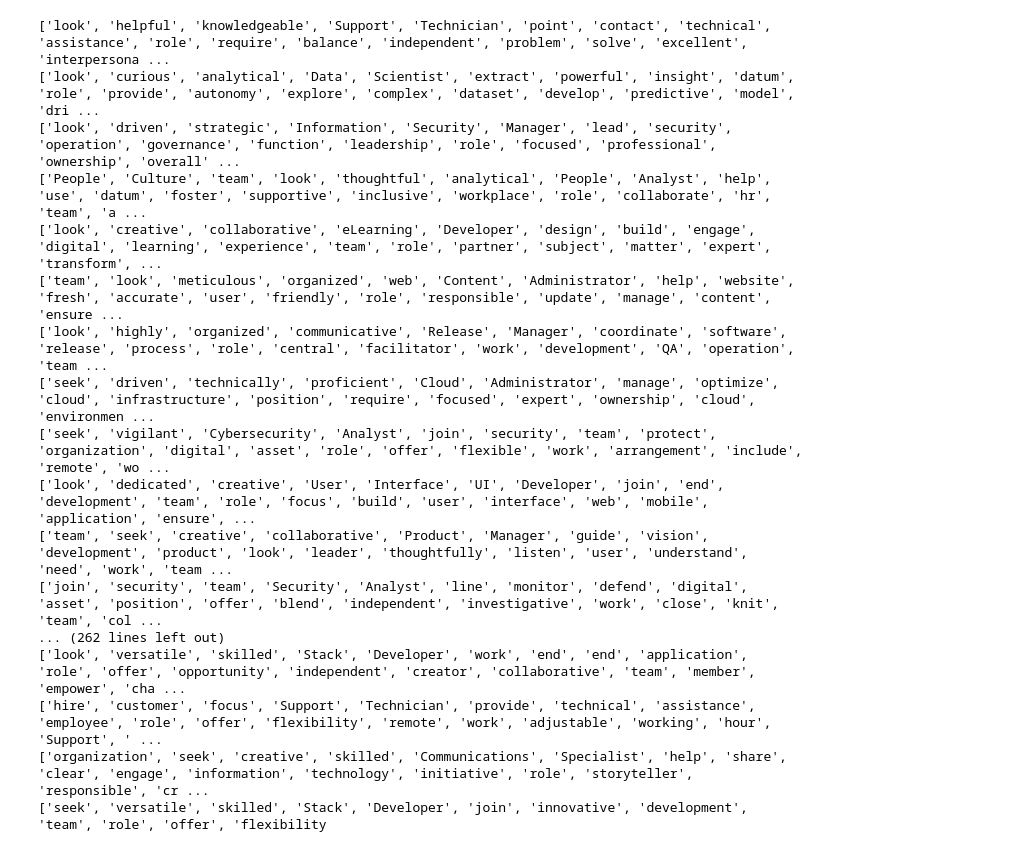
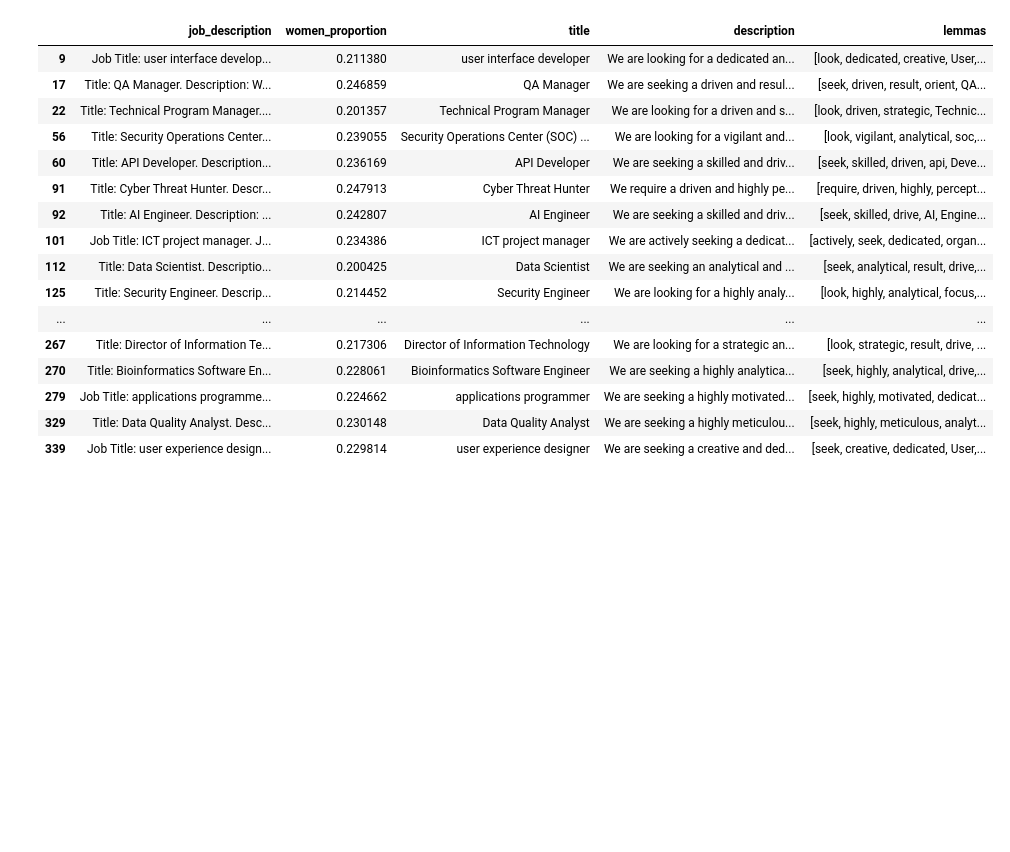
Before and after one commit to EmmaLBF/Hack4Her2025, a Jupyter notebook: process.ipynb, the cells around one changed output. Saved outputs shown, nothing was run; the diff lists cells and outputs as text; code cells hidden in the pictures; blank space fills up the shorter version.

```diff
--- a/process.ipynb
+++ b/process.ipynb
@@ -38,27 +15,39 @@ import spacy
 
 nlp = spacy.load("en_core_web_sm")
 
-for text in df ['description']:
-    doc = nlp(text)
-    filter_and_lemma = [token.lemma_ for token in doc if not (token.is_stop or token.is_punct)]
-    print(filter_and_lemma)
+filter_and_lemma = []
+
+for text in df['description']:
+    if pd.notnull(text):
+        doc = nlp(text)
+        filter_and_lemma.append([token.lemma_ for token in doc if not (token.is_stop or token.is_punct)])
+    else:
+        filter_and_lemma.append([])
+df['lemmas'] = filter_and_lemma
-# %% [output]
-['look', 'helpful', 'knowledgeable', 'Support', 'Technician', 'point', 'contact', 'technical', 'assistance', 'role', 'require', 'balance', 'independent', 'problem', 'solve', 'excellent', 'interpersona ...
-['look', 'curious', 'analytical', 'Data', 'Scientist', 'extract', 'powerful', 'insight', 'datum', 'role', 'provide', 'autonomy', 'explore', 'complex', 'dataset', 'develop', 'predictive', 'model', 'dri ...
-['look', 'driven', 'strategic', 'Information', 'Security', 'Manager', 'lead', 'security', 'operation', 'governance', 'function', 'leadership', 'role', 'focused', 'professional', 'ownership', 'overall' ...
-['People', 'Culture', 'team', 'look', 'thoughtful', 'analytical', 'People', 'Analyst', 'help', 'use', 'datum', 'foster', 'supportive', 'inclusive', 'workplace', 'role', 'collaborate', 'hr', 'team', 'a ...
-['look', 'creative', 'collaborative', 'eLearning', 'Developer', 'design', 'build', 'engage', 'digital', 'learning', 'experience', 'team', 'role', 'partner', 'subject', 'matter', 'expert', 'transform', ...
-['team', 'look', 'meticulous', 'organized', 'web', 'Content', 'Administrator', 'help', 'website', 'fresh', 'accurate', 'user', 'friendly', 'role', 'responsible', 'update', 'manage', 'content', 'ensure ...
-['look', 'highly', 'organized', 'communicative', 'Release', 'Manager', 'coordinate', 'software', 'release', 'process', 'role', 'central', 'facilitator', 'work', 'development', 'QA', 'operation', 'team ...
-['seek', 'driven', 'technically', 'proficient', 'Cloud', 'Administrator', 'manage', 'optimize', 'cloud', 'infrastructure', 'position', 'require', 'focused', 'expert', 'ownership', 'cloud', 'environmen ...
-['seek', 'vigilant', 'Cybersecurity', 'Analyst', 'join', 'security', 'team', 'protect', 'organization', 'digital', 'asset', 'role', 'offer', 'flexible', 'work', 'arrangement', 'include', 'remote', 'wo ...
-['look', 'dedicated', 'creative', 'User', 'Interface', 'UI', 'Developer', 'join', 'end', 'development', 'team', 'role', 'focus', 'build', 'user', 'interface', 'web', 'mobile', 'application', 'ensure', ...
-['team', 'seek', 'creative', 'collaborative', 'Product', 'Manager', 'guide', 'vision', 'development', 'product', 'look', 'leader', 'thoughtfully', 'listen', 'user', 'understand', 'need', 'work', 'team ...
-['join', 'security', 'team', 'Security', 'Analyst', 'line', 'monitor', 'defend', 'digital', 'asset', 'position', 'offer', 'blend', 'independent', 'investigative', 'work', 'close', 'knit', 'team', 'col ...
-... (262 lines left out)
-['look', 'versatile', 'skilled', 'Stack', 'Developer', 'work', 'end', 'end', 'application', 'role', 'offer', 'opportunity', 'independent', 'creator', 'collaborative', 'team', 'member', 'empower', 'cha ...
-['hire', 'customer', 'focus', 'Support', 'Technician', 'provide', 'technical', 'assistance', 'employee', 'role', 'offer', 'flexibility', 'remote', 'work', 'adjustable', 'working', 'hour', 'Support', ' ...
-['organization', 'seek', 'creative', 'skilled', 'Communications', 'Specialist', 'help', 'share', 'clear', 'engage', 'information', 'technology', 'initiative', 'role', 'storyteller', 'responsible', 'cr ...
-['seek', 'versatile', 'skilled', 'Stack', 'Developer', 'join', 'innovative', 'development', 'team', 'role', 'offer', 'flexibility
+# %%
+counts_1_4 = df.loc[df['women_proportion'] <= 0.25]
+counts_2_4 = df.loc[(df['women_proportion'] > 0.25) & (df['women_proportion'] <= 0.5)]
+counts_3_4 = df.loc[(df['women_proportion'] > 0.5) & (df['women_proportion'] <= 0.75)]
+counts_4_4 = df.loc[df['women_proportion'] > 0.75]
+
+counts_1_4
+# %% [output]
+|  | job_description | women_proportion | title | description | lemmas |
+| 9 | Job Title: user interface develop... | 0.211380 | user interface developer | We are looking for a dedicated an... | [look, dedicated, creative, User,... |
+| 17 | Title: QA Manager. Description: W... | 0.246859 | QA Manager | We are seeking a driven and resul... | [seek, driven, result, orient, QA... |
+| 22 | Title: Technical Program Manager.... | 0.201357 | Technical Program Manager | We are looking for a driven and s... | [look, driven, strategic, Technic... |
+| 56 | Title: Security Operations Center... | 0.239055 | Security Operations Center (SOC) ... | We are looking for a vigilant and... | [look, vigilant, analytical, soc,... |
+| 60 | Title: API Developer. Description... | 0.236169 | API Developer | We are seeking a skilled and driv... | [seek, skilled, driven, api, Deve... |
+| 91 | Title: Cyber Threat Hunter. Descr... | 0.247913 | Cyber Threat Hunter | We require a driven and highly pe... | [require, driven, highly, percept... |
+| 92 | Title: AI Engineer. Description: ... | 0.242807 | AI Engineer | We are seeking a skilled and driv... | [seek, skilled, drive, AI, Engine... |
+| 101 | Job Title: ICT project manager. J... | 0.234386 | ICT project manager | We are actively seeking a dedicat... | [actively, seek, dedicated, organ... |
+| 112 | Title: Data Scientist. Descriptio... | 0.200425 | Data Scientist | We are seeking an analytical and ... | [seek, analytical, result, drive,... |
+| 125 | Title: Security Engineer. Descrip... | 0.214452 | Security Engineer | We are looking for a highly analy... | [look, highly, analytical, focus,... |
+| ... | ... | ... | ... | ... | ... |
+| 267 | Title: Director of Information Te... | 0.217306 | Director of Information Technology | We are looking for a strategic an... | [look, strategic, result, drive, ... |
+| 270 | Title: Bioinformatics Software En... | 0.228061 | Bioinformatics Software Engineer | We are seeking a highly analytica... | [seek, highly, analytical, drive,... |
+| 279 | Job Title: applications programme... | 0.224662 | applications programmer | We are seeking a highly motivated... | [seek, highly, motivated, dedicat... |
+| 329 | Title: Data Quality Analyst. Desc... | 0.230148 | Data Quality Analyst | We are seeking a highly meticulou... | [seek, highly, meticulous, analyt... |
+| 339 | Job Title: user experience design... | 0.229814 | user experience designer | We are seeking a creative and ded... | [seek, creative, dedicated, User,... |
 # %%
 from nltk import FreqDist
```
Also changed, not shown: parts of 4 cells of this notebook.
